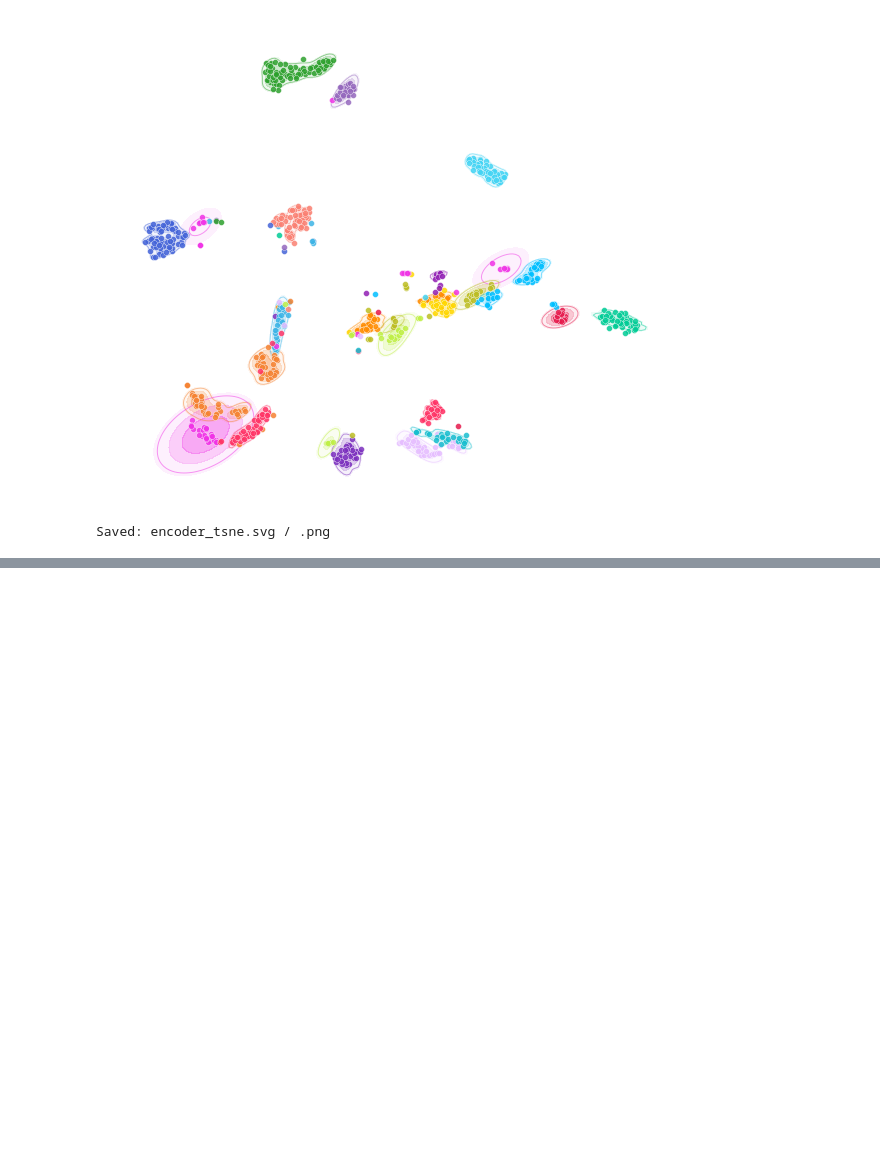
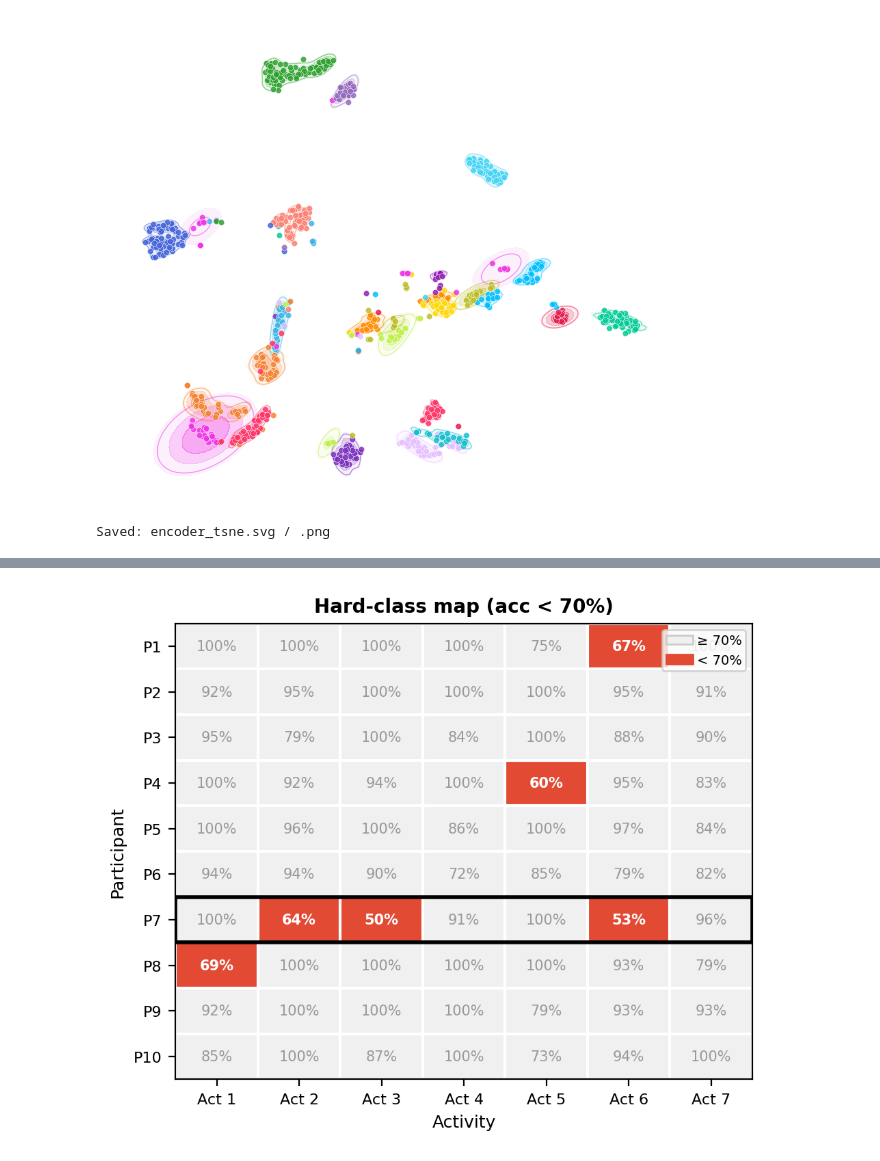
Before and after one commit to Abradshaw1/TransfHAR, a Jupyter notebook: scratch.ipynb, the cells around one changed output, grey strips where cells are left out. Cells and saved outputs as stored; diff of their text form; code cells hidden in the pictures; blank space fills up the shorter version.

```diff
--- a/scratch.ipynb
+++ b/scratch.ipynb
@@ -2516,0 +2778,94 @@ Saved: encoder_tsne.svg / .png
+# %%
+# ============================================================
+# Hard-Class Map: Binary heatmap of per-participant failures
+# Cell = red if accuracy < threshold, white otherwise
+# ============================================================
+import numpy as np
+import matplotlib.pyplot as plt
+import matplotlib.colors as mcolors
+import matplotlib.patches as mpatches
+import os
+
+participants = [f"P{i}" for i in range(1, 11)]
+act_labels = [f"Act {j+1}" for j in range(7)]
+
+# 6-axis per-class accuracy (from summary.txt per_class.accuracy)
+acc_6ax = np.array([
+    [1.0, 1.0, 1.0, 1.0, 0.750, 0.667, 1.0],       # P1
+    [0.923, 0.952, 1.0, 1.0, 1.0, 0.952, 0.909],     # P2
+    [0.947, 0.786, 1.0, 0.842, 1.0, 0.882, 0.905],   # P3
+    [1.0, 0.923, 0.941, 1.0, 0.600, 0.952, 0.833],   # P4
+    [1.0, 0.955, 1.0, 0.864, 1.0, 0.966, 0.842],     # P5
+    [0.944, 0.938, 0.900, 0.722, 0.846, 0.789, 0.818],# P6
+    [1.0, 0.636, 0.500, 0.909, 1.0, 0.526, 0.963],   # P7
+    [0.692, 1.0, 1.0, 1.0, 1.0, 0.933, 0.786],       # P8
+    [0.923, 1.0, 1.0, 1.0, 0.786, 0.933, 0.929],     # P9
+    [0.846, 1.0, 0.867, 1.0, 0.733, 0.941, 1.0],     # P10
+])
+
+THRESHOLD = 0.70
+fail = (acc_6ax < THRESHOLD).astype(float)
+
+# --- Plot ---
+fig, ax = plt.subplots(figsize=(5, 4.2), dpi=200)
+
+# Binary colormap: light gray = pass, red = fail
+cmap = mcolors.ListedColormap(["#F0F0F0", "#E24A33"])
+bounds = [-0.5, 0.5, 1.5]
+norm = mcolors.BoundaryNorm(bounds, cmap.N)
+
+im = ax.imshow(fail, cmap=cmap, norm=norm, aspect="auto")
+
+# Grid lines
+for i in range(11):
+    ax.axhline(i - 0.5, color="white", linewidth=1.5)
+for j in range(8):
+    ax.axvline(j - 0.5, color="white", linewidth=1.5)
+
+# Annotate each cell with the actual accuracy value
+for i in range(10):
+    for j in range(7):
+        val = acc_6ax[i, j]
+        is_fail = val < THRESHOLD
+        color = "white" if is_fail else "#999999"
+        weight = "bold" if is_fail else "normal"
+        ax.text(j, i, f"{val:.0%}", ha="center", va="center",
+                fontsize=7.5, fontweight=weight, color=color)
+
+# Highlight P7 row with a border
+p7_row = 6
+rect = plt.Rectangle((-0.5, p7_row - 0.5), 7, 1, linewidth=2,
+                      edgecolor="black", facecolor="none", linestyle="-", zorder=5)
+ax.add_patch(rect)
+
+ax.set_xticks(range(7))
+ax.set_xticklabels(act_labels, fontsize=8)
+ax.set_yticks(range(10))
+ax.set_yticklabels(participants, fontsize=8)
+ax.set_xlabel("Activity", fontsize=9)
+ax.set_ylabel("Participant", fontsize=9)
+ax.set_title(f"Hard-class map (acc < {THRESHOLD:.0%})", fontsize=10, fontweight="bold")
+
+ax.set_xlim(-0.5, 6.5)
+ax.set_ylim(9.5, -0.5)
+
+# Legend
+pass_patch = mpatches.Patch(facecolor="#F0F0F0", edgecolor="#CCCCCC", label="≥ 70%")
+fail_patch = mpatches.Patch(facecolor="#E24A33", edgecolor="#E24A33", label="< 70%")
+ax.legend(handles=[pass_patch, fail_patch], fontsize=7, loc="upper right",
+          framealpha=0.8, borderpad=0.3, handletextpad=0.3)
+
+plt.tight_layout()
+os.makedirs("Figs", exist_ok=True)
+plt.savefig("Figs/hard_class_map.pdf", dpi=300, bbox_inches="tight")
+plt.savefig("Figs/hard_class_map.png", dpi=300, bbox_inches="tight")
+plt.show()
+
+n_total = int(fail.sum())
+fail_per_part = fail.sum(axis=1).astype(int)
+print(f"Failures (acc < {THRESHOLD:.0%}): {n_total} / {10*7} cells")
+print(f"Participants with ≥1 failure: {int((fail_per_part > 0).sum())} / 10")
+print(f"P7 failures: {fail_per_part[6]}")
+print(f"Saved: Figs/hard_class_map.pdf / .png")
+# %% [output]
+[figure, added]
```
Also changed, not shown: parts of 10 cells of this notebook, 8 other files.
